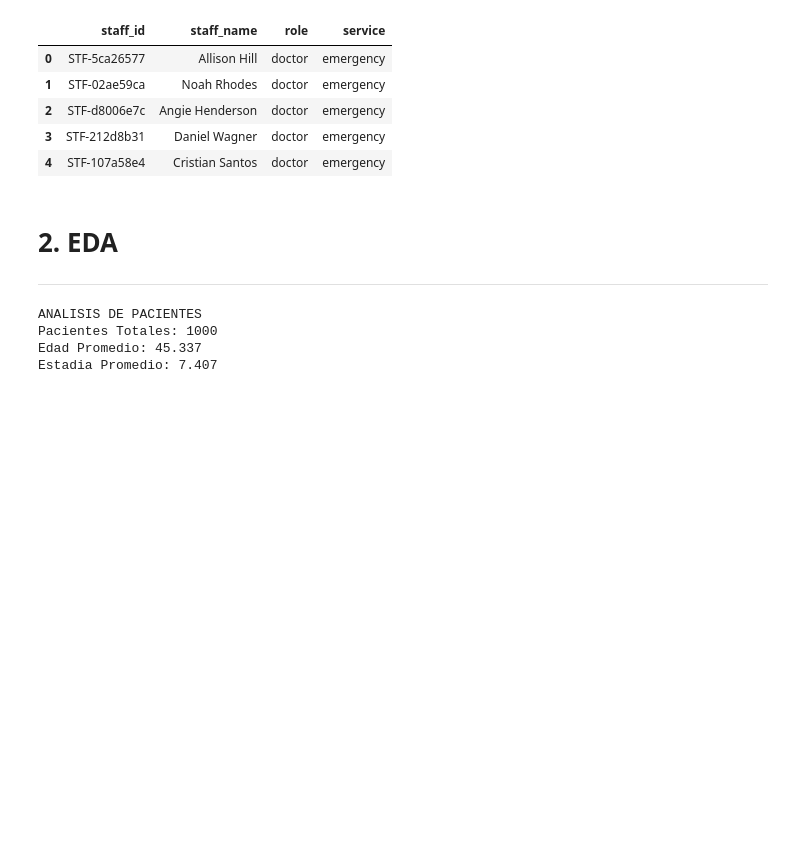
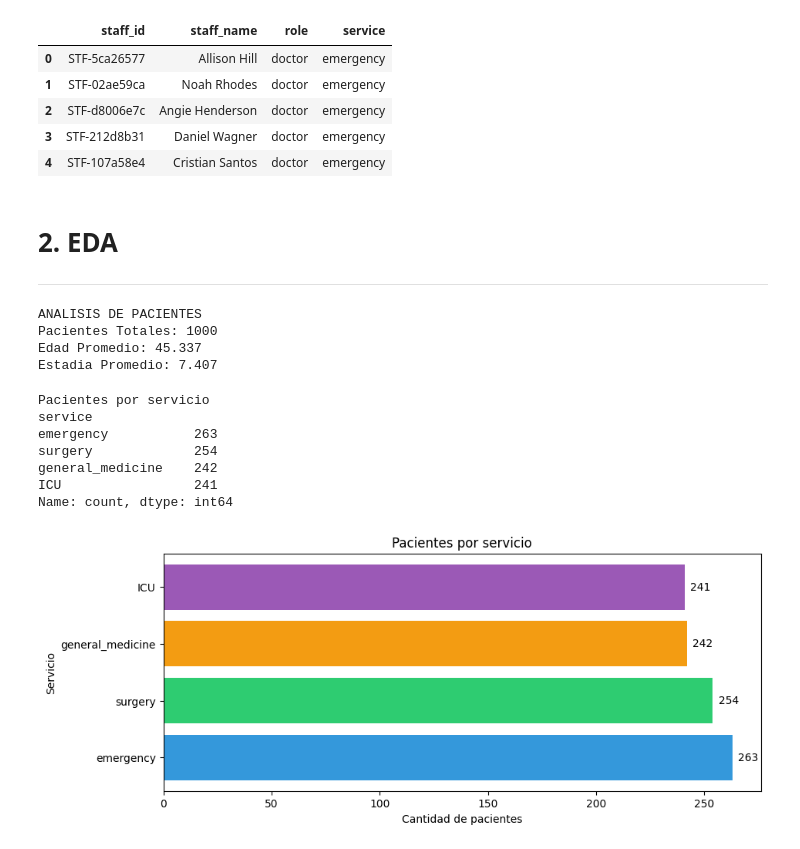
Before and after one commit to FaustoGabini/hospital-bed-prediction, a Jupyter notebook: predict_hospital_beds.ipynb, the cells around one changed output. Cells and saved outputs as stored; diff of their text form; code cells hidden in the pictures; blank space fills up the shorter version.

Commit message:
Agrega analisis de pacientes por servicios y  duracion de la estadia por servicio

```diff
--- a/predict_hospital_beds.ipynb
+++ b/predict_hospital_beds.ipynb
@@ -80,3 +81,33 @@ ANALISIS DE PACIENTES
 Pacientes Totales: 1000
 Edad Promedio: 45.337
 Estadia Promedio: 7.407
+# %%
+# Distribuciones de servicio
+service_dist = df_patients['service'].value_counts()
+print("Pacientes por servicio")
+print(service_dist)
+
+# Visualizacion
+fig, ax = plt.subplots(figsize=(10, 4));
+
+cmap = plt.get_cmap('tab20')                    # elige colormap (tab20, viridis, etc.)
+colors = ['#3498db', '#2ecc71', '#f39c12', '#9b59b6', '#e74c3c']
+
+ax.barh(service_dist.index, service_dist.values, color=colors)
+ax.set_xlabel('Cantidad de pacientes')
+ax.set_ylabel("Servicio")
+ax.set_title('Pacientes por servicio')
+
+# anotar valores al final de cada barra
+x_off = max(1, service_dist.max() * 0.01)
+for i, v in enumerate(service_dist.values):
+    ax.text(v + x_off, i, str(v), va='center')
+# %% [output]
+Pacientes por servicio
+service
+emergency           263
+surgery             254
+general_medicine    242
+ICU                 241
+Name: count, dtype: int64
+[figure, added]
```
Also changed, not shown: parts of 2 cells of this notebook.
